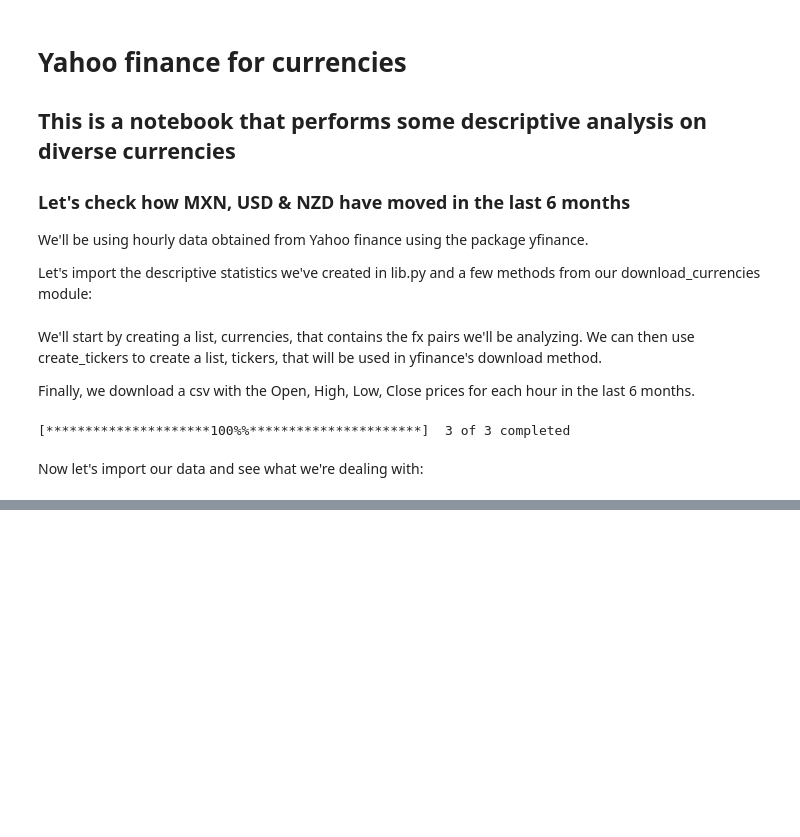
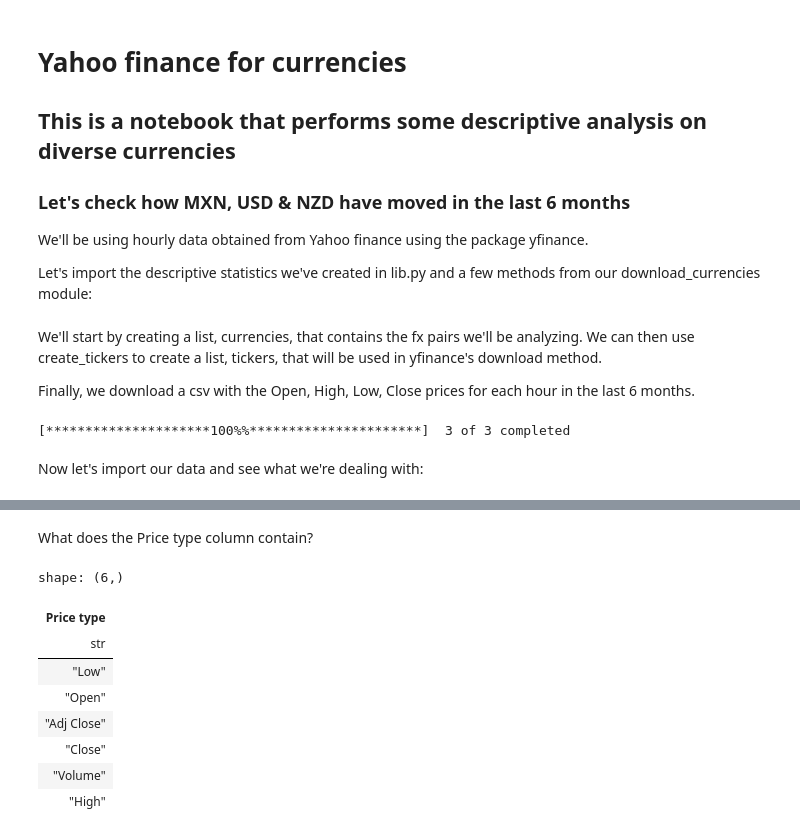
Before and after one commit to nogibjj/JCB_project1, a Jupyter notebook: src/yf_currencies.ipynb, the cells around one changed output, grey strips where cells are left out. Cells and saved outputs as stored; diff of their text form; code cells hidden in the pictures; blank space fills up the shorter version.

```diff
--- a/src/yf_currencies.ipynb
+++ b/src/yf_currencies.ipynb
@@ -38,0 +39,14 @@ shape: (5, 5)
+# %% [markdown]
+What does the Price type column contain?
+# %%
+prices['Price type'].unique()
+# %% [output]
+shape: (6,)
+| Price type |
+| str |
+| "Low" |
+| "Open" |
+| "Adj Close" |
+| "Close" |
+| "Volume" |
+| "High" |
```
Also changed, not shown: parts of 8 cells of this notebook, 2 other files.
